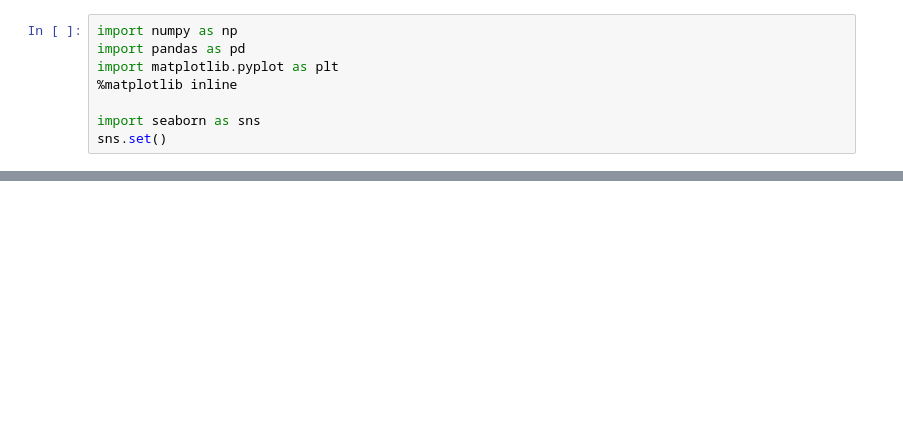
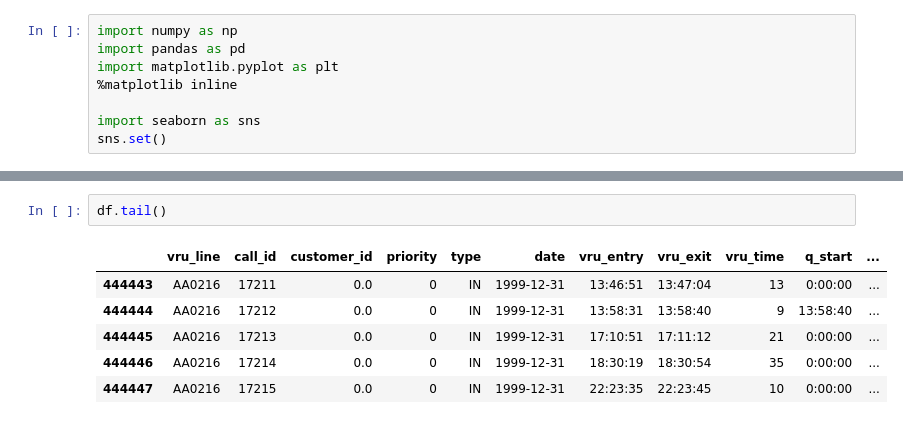
Before and after one commit to pablorobba/Proyecto_call_center, a Jupyter notebook: LimpiezaDatos.ipynb, the cells around one changed output, grey strips where cells are left out. Drawn from its saved outputs; the diff is of its cells as text; blank space fills up the shorter version.

```diff
--- a/LimpiezaDatos.ipynb
+++ b/LimpiezaDatos.ipynb
@@ -12,0 +26,9 @@ ParserError: Error tokenizing data. C error: Expected 1 fields in line 252985, s
+# %%
+df.tail()
+# %% [output]
+|  | vru_line | call_id | customer_id | priority | type | date | vru_entry | vru_exit | vru_time | q_start | ... |
+| 444443 | AA0216 | 17211 | 0.0 | 0 | IN | 1999-12-31 | 13:46:51 | 13:47:04 | 13 | 0:00:00 | ... |
+| 444444 | AA0216 | 17212 | 0.0 | 0 | IN | 1999-12-31 | 13:58:31 | 13:58:40 | 9 | 13:58:40 | ... |
+| 444445 | AA0216 | 17213 | 0.0 | 0 | IN | 1999-12-31 | 17:10:51 | 17:11:12 | 21 | 0:00:00 | ... |
+| 444446 | AA0216 | 17214 | 0.0 | 0 | IN | 1999-12-31 | 18:30:19 | 18:30:54 | 35 | 0:00:00 | ... |
+| 444447 | AA0216 | 17215 | 0.0 | 0 | IN | 1999-12-31 | 22:23:35 | 22:23:45 | 10 | 0:00:00 | ... |
```
Also changed, not shown: parts of 6 cells of this notebook, 2 other files.
